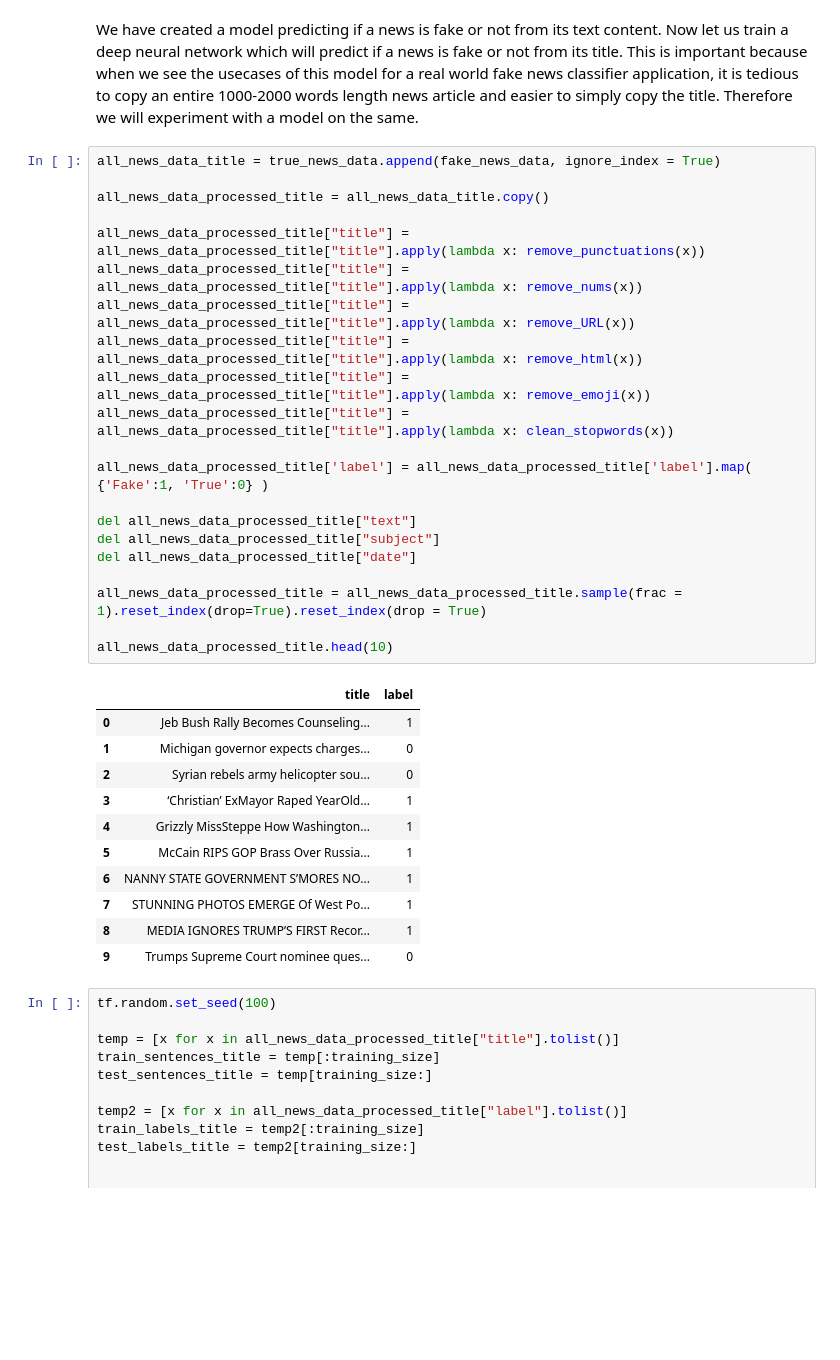
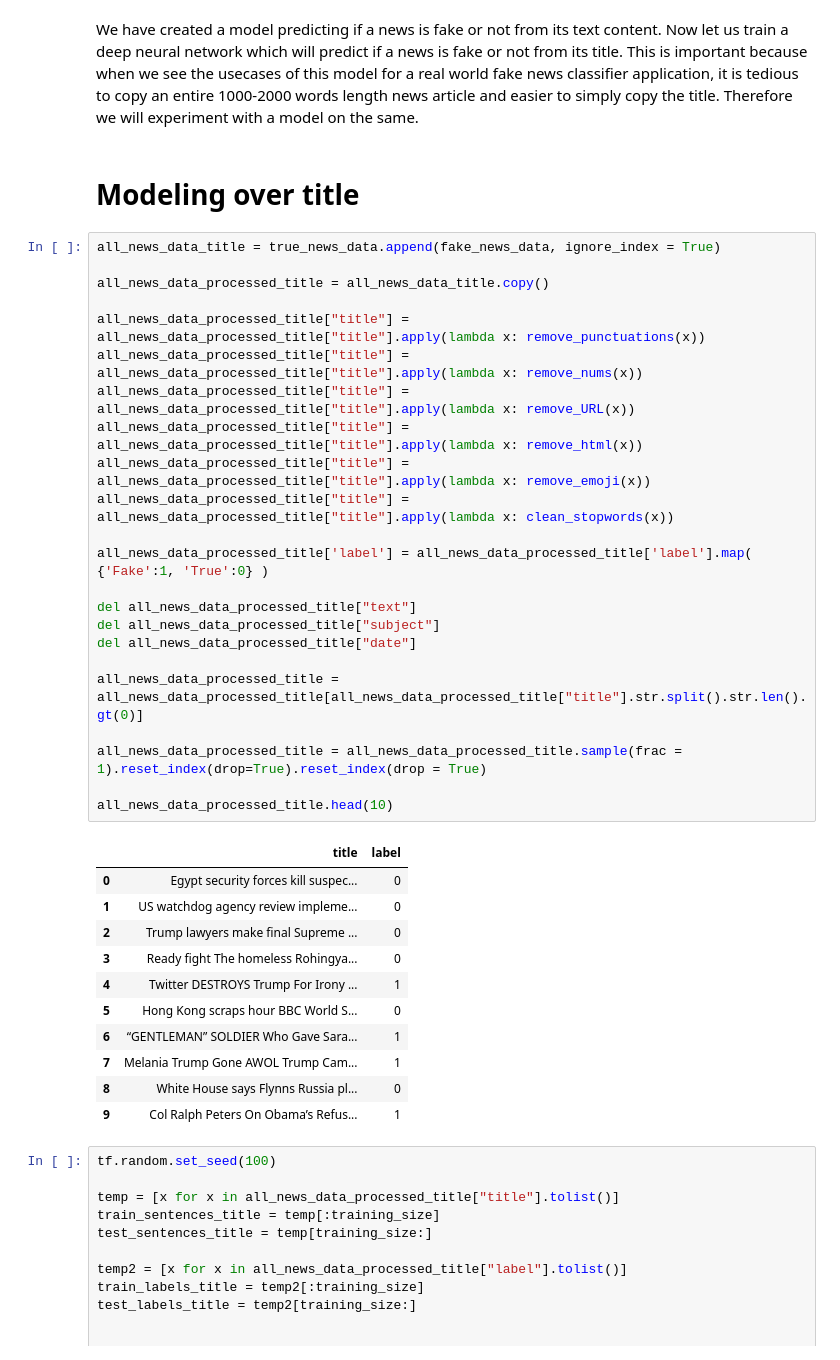
Before and after one commit to mdhrumil/fakenews, a Jupyter notebook: model/Fake news classification - Analysis and Modeling.ipynb, the cells around one changed output. Drawn from its saved outputs; the diff is of its cells as text; blank space fills up the shorter version.

```diff
--- a/model/Fake news classification - Analysis and Modeling.ipynb
+++ b/model/Fake news classification - Analysis and Modeling.ipynb
@@ -684,38 +862,42 @@ We notice that in the middle of the training process, the early stopping criteri
 # %% [markdown]
 We have created a model predicting if a news is fake or not from its text content. Now let us train a deep neural network which will predict if a news is fake or not from its title. This is important because when we see the usecases of this model for a real world fake news classifier application, it is tedious to copy an entire 1000-2000 words length news article and easier to simply copy the title. Therefore we will experiment with a model on the same.
+# %% [markdown]
+# Modeling over title
 # %%
 all_news_data_title = true_news_data.append(fake_news_data, ignore_index = True)
 
 all_news_data_processed_title = all_news_data_title.copy()
 
 all_news_data_processed_title["title"] = all_news_data_processed_title["title"].apply(lambda x: remove_punctuations(x))
 all_news_data_processed_title["title"] = all_news_data_processed_title["title"].apply(lambda x: remove_nums(x))
 all_news_data_processed_title["title"] = all_news_data_processed_title["title"].apply(lambda x: remove_URL(x))
 all_news_data_processed_title["title"] = all_news_data_processed_title["title"].apply(lambda x: remove_html(x))
 all_news_data_processed_title["title"] = all_news_data_processed_title["title"].apply(lambda x: remove_emoji(x))
 all_news_data_processed_title["title"] = all_news_data_processed_title["title"].apply(lambda x: clean_stopwords(x))
 
 all_news_data_processed_title['label'] = all_news_data_processed_title['label'].map( {'Fake':1, 'True':0} )
 
 del all_news_data_processed_title["text"]
 del all_news_data_processed_title["subject"]
 del all_news_data_processed_title["date"]
 
+all_news_data_processed_title = all_news_data_processed_title[all_news_data_processed_title["title"].str.split().str.len().gt(0)]
+
 all_news_data_processed_title = all_news_data_processed_title.sample(frac = 1).reset_index(drop=True).reset_index(drop = True)
 
 all_news_data_processed_title.head(10)
 # %% [output]
 |  | title | label |
-| 0 | Jeb Bush Rally Becomes Counseling... | 1 |
-| 1 | Michigan governor expects charges... | 0 |
-| 2 | Syrian rebels army helicopter sou... | 0 |
-| 3 | ‘Christian’ ExMayor Raped YearOld... | 1 |
-| 4 | Grizzly MissSteppe How Washington... | 1 |
-| 5 | McCain RIPS GOP Brass Over Russia... | 1 |
-| 6 | NANNY STATE GOVERNMENT S’MORES NO... | 1 |
-| 7 | STUNNING PHOTOS EMERGE Of West Po... | 1 |
-| 8 | MEDIA IGNORES TRUMP’S FIRST Recor... | 1 |
-| 9 | Trumps Supreme Court nominee ques... | 0 |
+| 0 | Egypt security forces kill suspec... | 0 |
+| 1 | US watchdog agency review impleme... | 0 |
+| 2 | Trump lawyers make final Supreme ... | 0 |
+| 3 | Ready fight The homeless Rohingya... | 0 |
+| 4 | Twitter DESTROYS Trump For Irony ... | 1 |
+| 5 | Hong Kong scraps hour BBC World S... | 0 |
+| 6 | “GENTLEMAN” SOLDIER Who Gave Sara... | 1 |
+| 7 | Melania Trump Gone AWOL Trump Cam... | 1 |
+| 8 | White House says Flynns Russia pl... | 0 |
+| 9 | Col Ralph Peters On Obama’s Refus... | 1 |
 # %%
 tf.random.set_seed(100)
 
```
Also changed, not shown: parts of 73 cells of this notebook.
